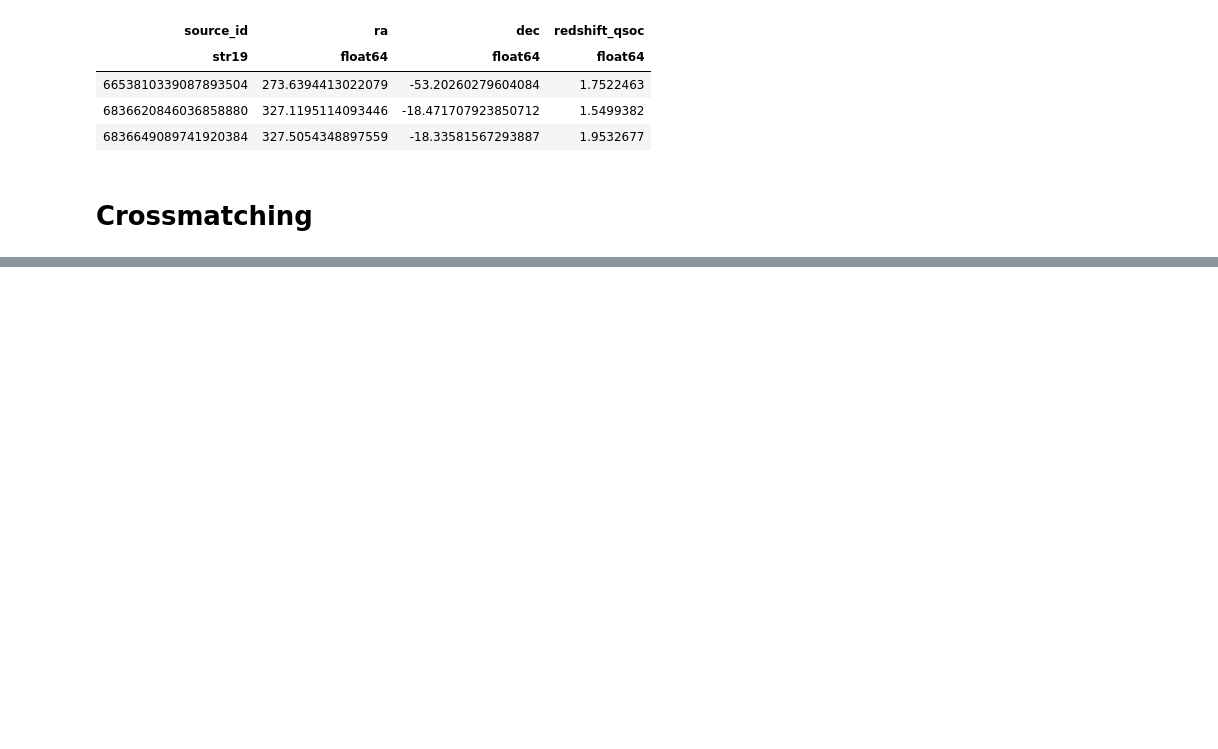
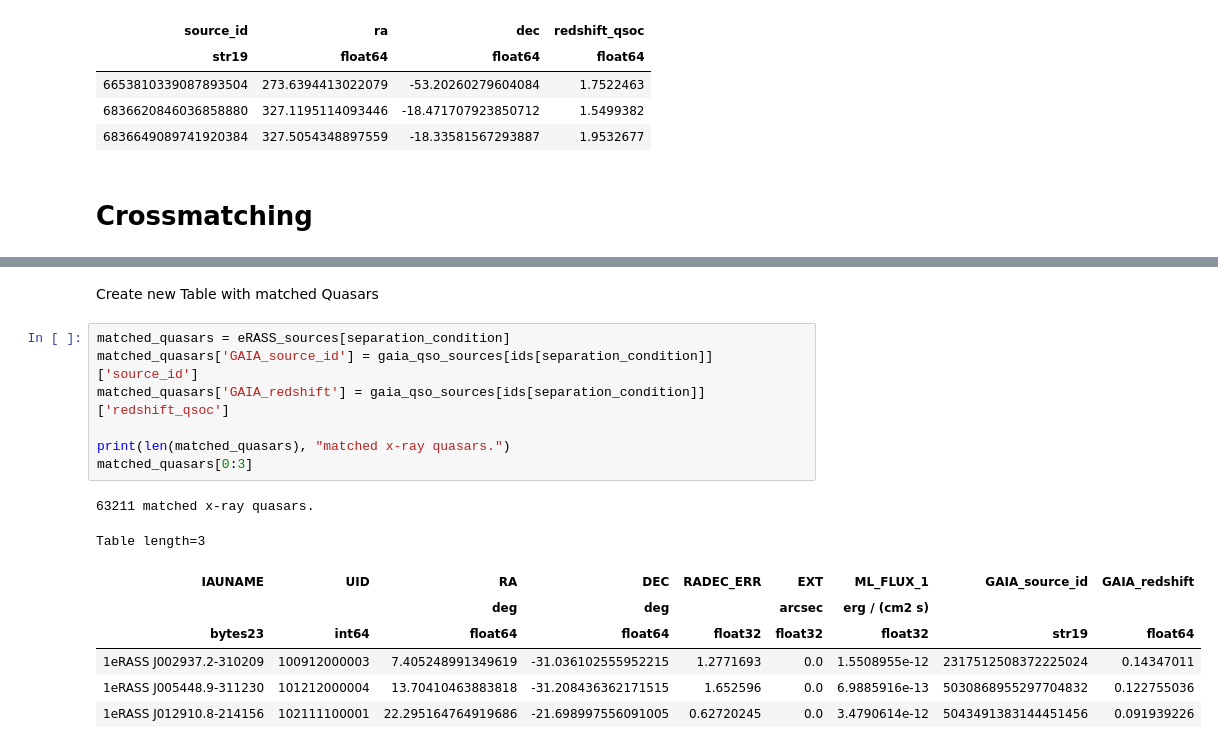
Before and after one commit to TobyWallage/Finding_Quasars_In_eRASS, a Jupyter notebook: Notebooks/eRASS_GAIA_quasars.ipynb, the cells around one changed output, grey strips where cells are left out. Drawn from its saved outputs; the diff is of its cells as text; blank space fills up the shorter version.

```diff
--- a/Notebooks/eRASS_GAIA_quasars.ipynb
+++ b/Notebooks/eRASS_GAIA_quasars.ipynb
@@ -130,0 +162,18 @@ Table length=3
+# %% [markdown]
+Create new Table with matched Quasars
+# %%
+matched_quasars = eRASS_sources[separation_condition]
+matched_quasars['GAIA_source_id'] = gaia_qso_sources[ids[separation_condition]]['source_id']
+matched_quasars['GAIA_redshift'] = gaia_qso_sources[ids[separation_condition]]['redshift_qsoc']
+
+print(len(matched_quasars), "matched x-ray quasars.")
+matched_quasars[0:3]
+# %% [output]
+63211 matched x-ray quasars.
+Table length=3
+| IAUNAME | UID | RA | DEC | RADEC_ERR | EXT | ML_FLUX_1 | GAIA_source_id | GAIA_redshift |
+|  |  | deg | deg |  | arcsec | erg / (cm2 s) |  |  |
+| bytes23 | int64 | float64 | float64 | float32 | float32 | float32 | str19 | float64 |
+| 1eRASS J002937.2-310209 | 100912000003 | 7.405248991349619 | -31.036102555952215 | 1.2771693 | 0.0 | 1.5508955e-12 | 2317512508372225024 | 0.14347011 |
+| 1eRASS J005448.9-311230 | 101212000004 | 13.70410463883818 | -31.208436362171515 | 1.652596 | 0.0 | 6.9885916e-13 | 5030868955297704832 | 0.122755036 |
+| 1eRASS J012910.8-214156 | 102111100001 | 22.295164764919686 | -21.698997556091005 | 0.62720245 | 0.0 | 3.4790614e-12 | 5043491383144451456 | 0.091939226 |
```
Also changed, not shown: parts of 10 cells of this notebook.
